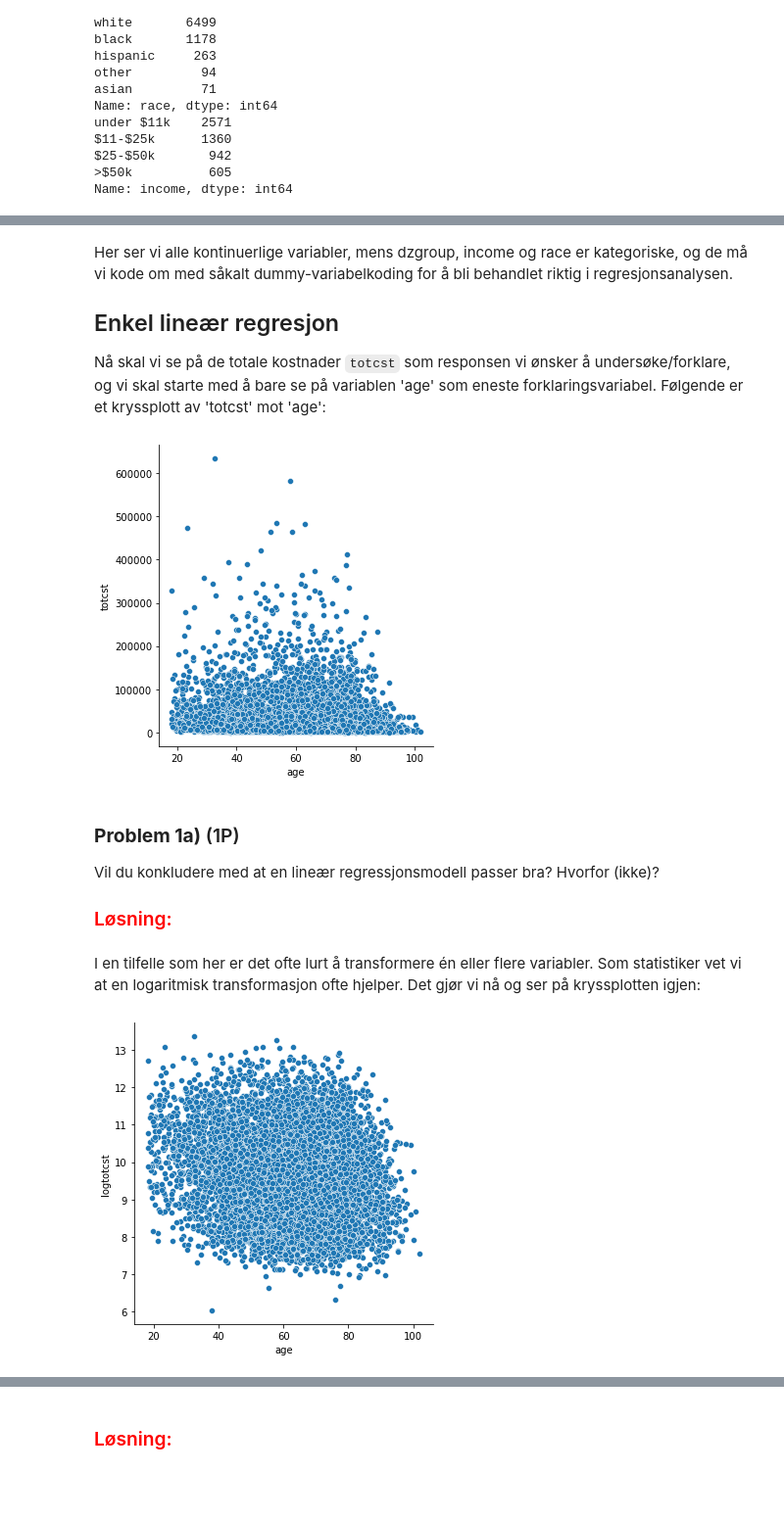
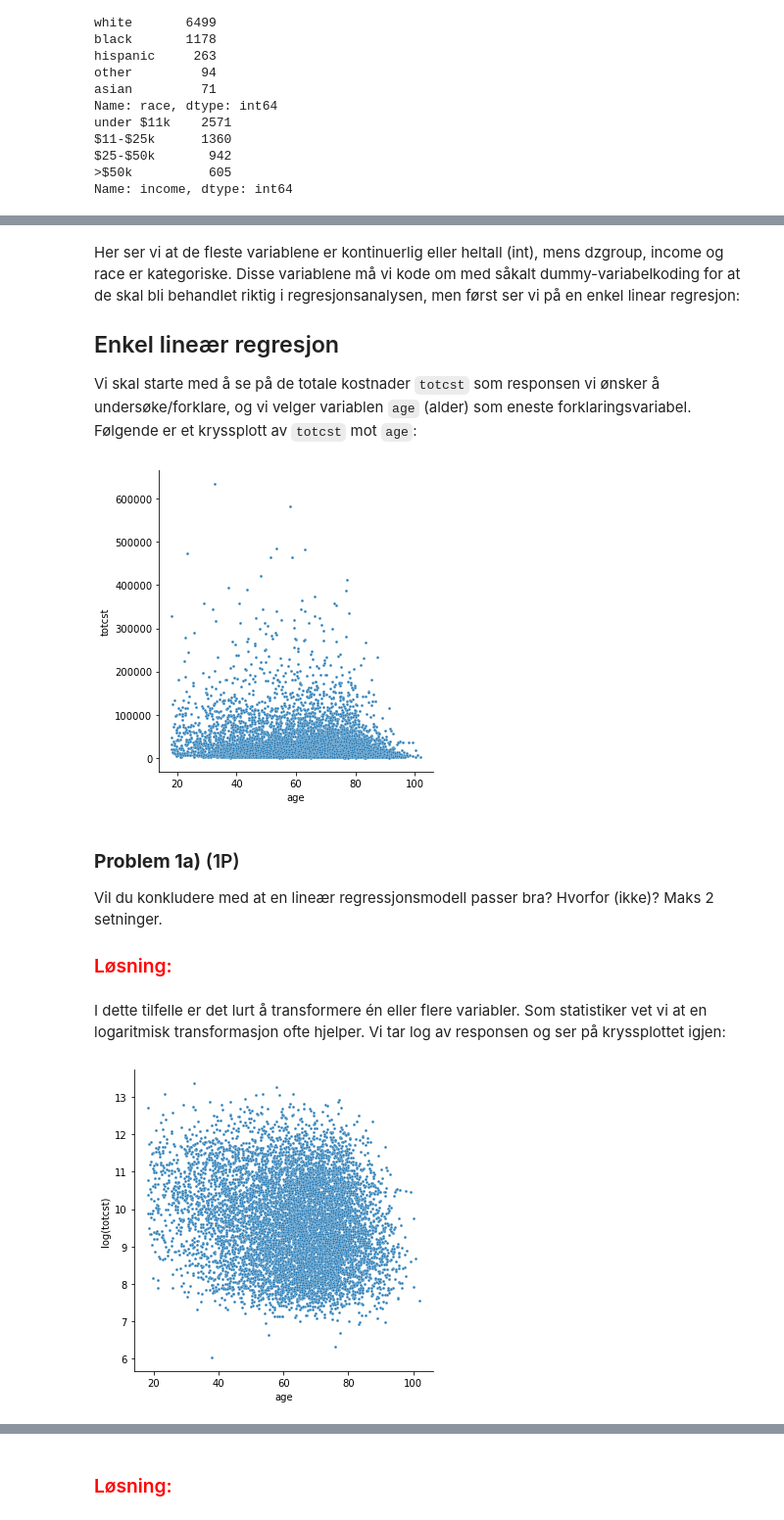
Before and after one commit to stefaniemuff/ISTx1003, a Jupyter notebook: Prosjekt2021/Prosjekt1003_2021.ipynb, the cells around one changed output, grey strips where cells are left out. Shown at 98% size. Saved outputs shown, nothing was run; the diff lists cells and outputs as text; code cells hidden in the pictures; blank space fills up the shorter version.

```diff
--- a/Prosjekt2021/Prosjekt1003_2021.ipynb
+++ b/Prosjekt2021/Prosjekt1003_2021.ipynb
@@ -162,28 +174,30 @@ dtype: object
 # %% [markdown]
-Her ser vi alle kontinuerlige variabler, mens dzgroup, income og race er kategoriske, og de må vi kode om med såkalt dummy-variabelkoding for å bli behandlet riktig i regresjonsanalysen.
+Her ser vi at de fleste variablene er kontinuerlig eller heltall (int), mens dzgroup, income og race er kategoriske. Disse variablene må vi kode om med såkalt dummy-variabelkoding for at de skal bli behandlet riktig i regresjonsanalysen, men først ser vi på en enkel linear regresjon:
 
 ## Enkel lineær  regresjon
 
-Nå skal vi se på de totale kostnader `totcst` som responsen vi ønsker å undersøke/forklare, og vi skal starte med å bare se på
-variablen 'age' som eneste forklaringsvariabel. Følgende er et kryssplott av 'totcst' mot 'age':
+Vi skal starte med å se på de totale kostnader `totcst` som responsen vi ønsker å undersøke/forklare, og vi velger variablen `age` (alder) som eneste forklaringsvariabel. Følgende er et kryssplott av `totcst` mot `age`:
 # %%
-sns.relplot(x = 'age', y = 'totcst', kind = 'scatter', data = df)
+sns.relplot(x = 'age', y = 'totcst', kind = 'scatter', s=8, data = df)
 plt.show()
 # %% [output]
-[figure, old version]
+[figure, new version]
 # %% [markdown]
 ### **Problem 1a)** (1P)
-Vil du konkludere med at en lineær regressjonsmodell passer bra? Hvorfor (ikke)?
+Vil du konkludere med at en lineær regressjonsmodell passer bra? Hvorfor (ikke)? Maks 2 setninger.
 
 ###   <font color='red'>Løsning:</font>
 # %% [markdown]
-I en tilfelle som her er det ofte lurt å transformere én eller flere variabler. Som statistiker vet vi at en logaritmisk transformasjon ofte hjelper. Det gjør vi nå og ser på kryssplotten igjen:
+I dette tilfelle er det lurt å transformere én eller flere variabler. Som statistiker vet vi at en logaritmisk transformasjon ofte hjelper. Vi tar log av responsen og ser på kryssplottet igjen:
 # %%
 # Vi lager en ny variabel som er log(totcst):
 df['logtotcst'] = np.log(df['totcst'])
-sns.relplot(x = 'age', y = 'logtotcst', kind = 'scatter', data = df)
+sns.relplot(x = 'age', y = 'logtotcst', kind = 'scatter', s=8, data = df)
+plt.ylabel("log(totcst)")
+plt.xlabel("age")
+
 plt.show()
 # %% [output]
-[figure, old version]
+[figure, new version]
 # %% [markdown]
 ### **Problem 1b)** (1P)
```
Also changed, not shown: parts of 64 cells of this notebook.
